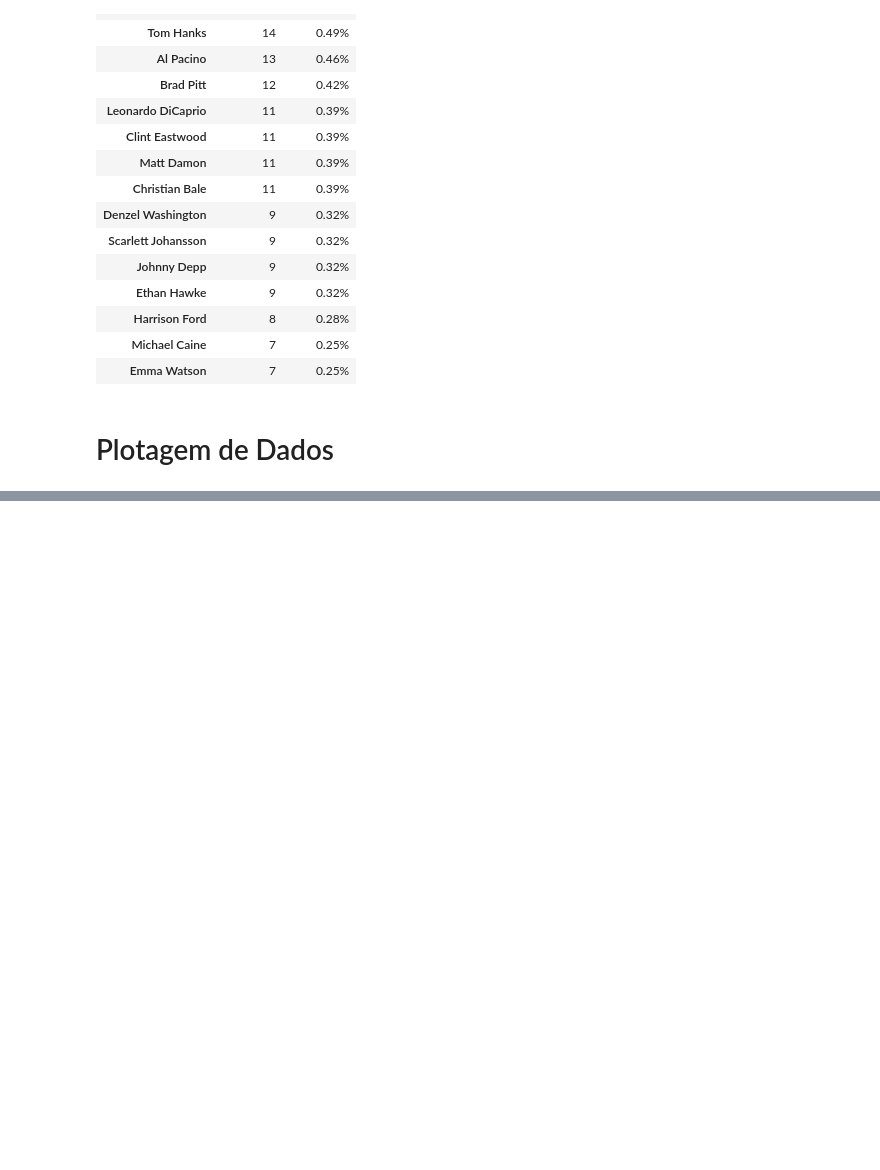
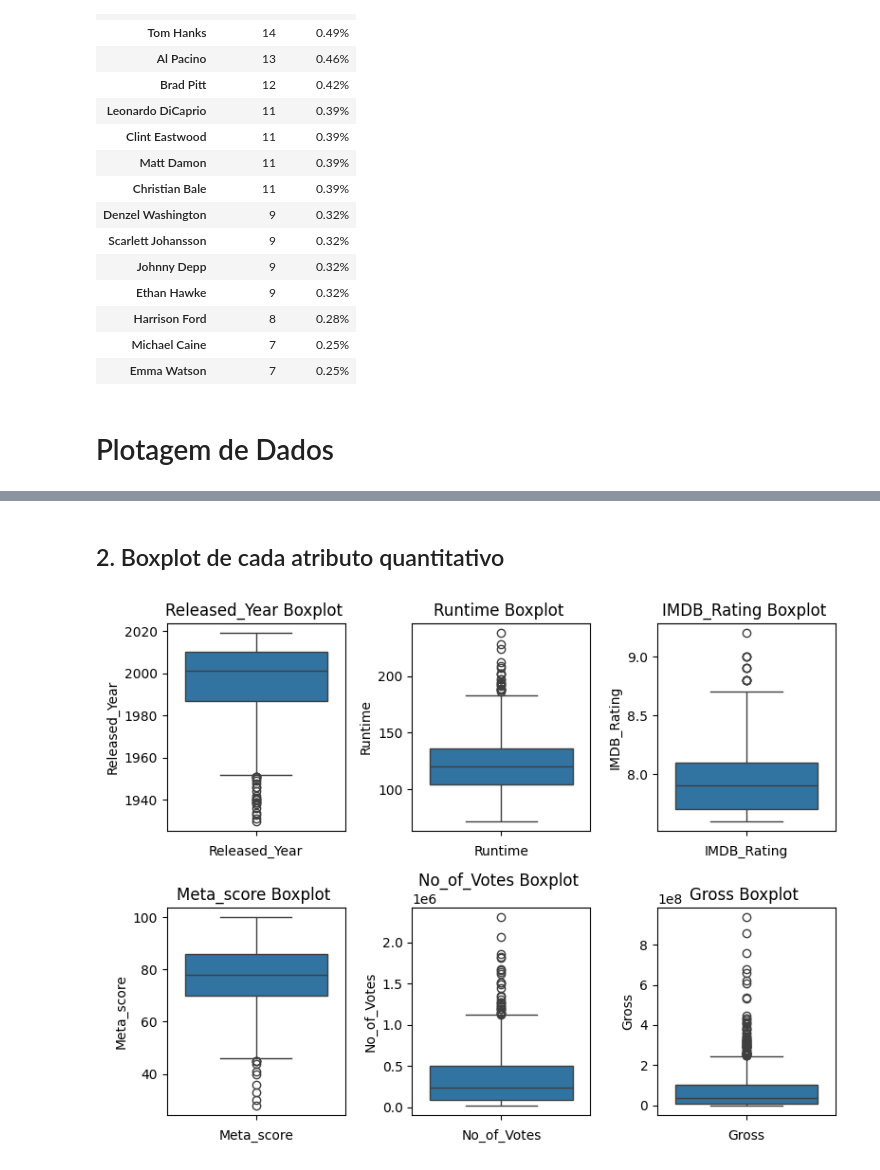
Before and after one commit to rodrigosena17/LH_CD_RodrigoSena, a Jupyter notebook: Jupyter Notebook/LH_CD_RodrigoSena.ipynb, the cells around one changed output, grey strips where cells are left out. Drawn from its saved outputs; the diff is of its cells as text; code cells hidden in the pictures; blank space fills up the shorter version.

```diff
--- a/Jupyter Notebook/LH_CD_RodrigoSena.ipynb
+++ b/Jupyter Notebook/LH_CD_RodrigoSena.ipynb
@@ -318,0 +333,15 @@ frequencia_stars.iloc[:15]
+# %% [markdown]
+## 2. Boxplot de cada atributo quantitativo
+# %%
+# Vizualização da distribuição dos percentis e outliers de cada atributo quantitativo
+plt.figure(figsize=(8,6))
+for n, column in enumerate(colunas_quantitativas, start=1):
+    plt.subplot(2,3,n)
+    sns.boxplot(df[column])
+    plt.title(f'{column} Boxplot ')
+    plt.xlabel(column)
+plt.tight_layout()
+plt.savefig('../resultados/Boxplots.png')
+plt.show()
+# %% [output]
+[figure, added]
```
Also changed, not shown: parts of 22 cells of this notebook, 9 other files.
